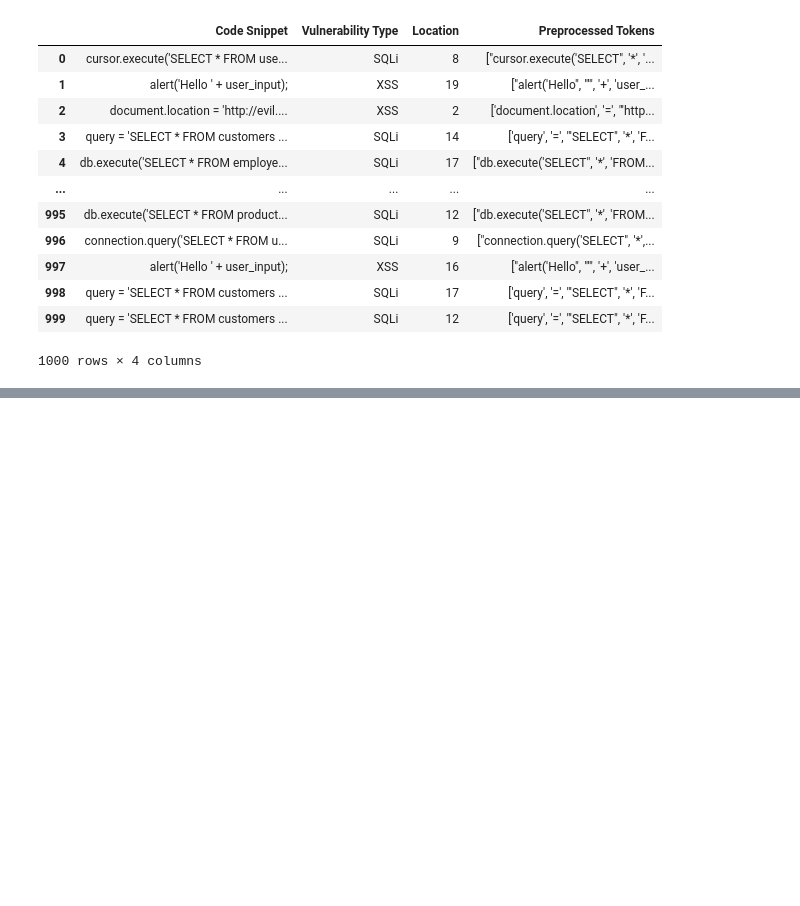
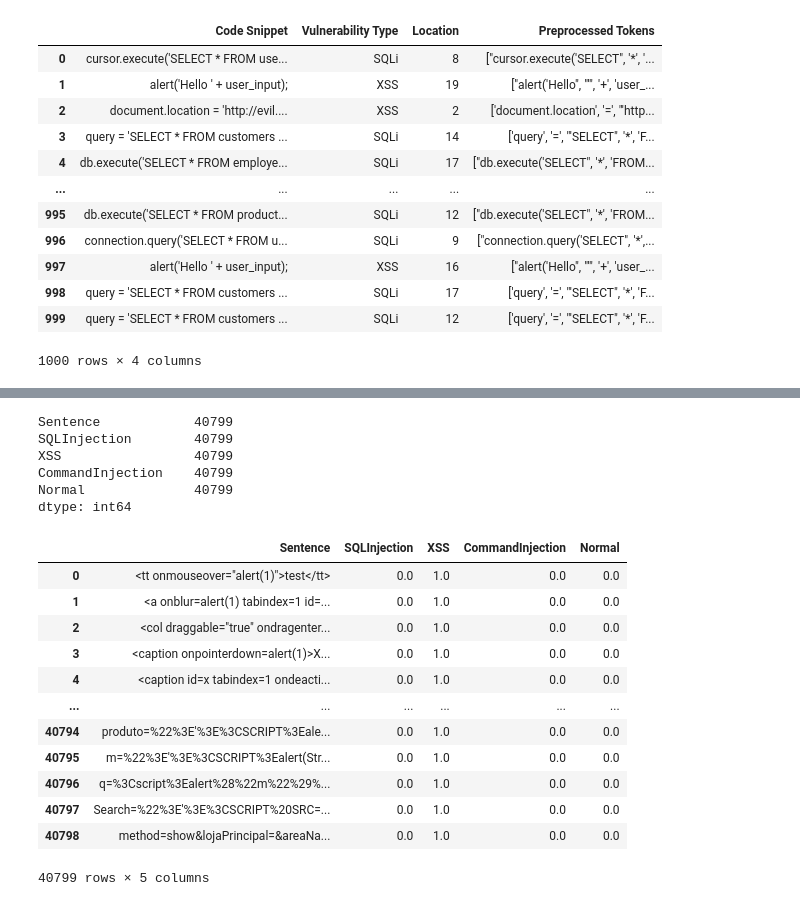
Before and after one commit to soumyathatipamula/web_sec_extension, a Jupyter notebook: Implementation/Dataset_prep/CNN+VAE/datasets_prep.ipynb, the cells around one changed output, grey strips where cells are left out. Saved outputs shown, nothing was run; the diff lists cells and outputs as text; code cells hidden in the pictures; blank space fills up the shorter version.

```diff
--- a/Implementation/Dataset_prep/CNN+VAE/datasets_prep.ipynb
+++ b/Implementation/Dataset_prep/CNN+VAE/datasets_prep.ipynb
@@ -20,0 +287,2 @@ code_vul
+# %%
+sxcm = pd.read_csv("../Datasets/SQLInjection_XSS_CommandInjection_MixDataset.1.0.0.csv")
@@ -20,0 +313,27 @@ code_vul
+# %%
+sxcm[sxcm["XSS"] == 1].count()
+# %% [output]
+Sentence            40799
+SQLInjection        40799
+XSS                 40799
+CommandInjection    40799
+Normal              40799
+dtype: int64
+# %%
+xss_scxm = sxcm[sxcm["XSS"] == 1]
+xss_scxm.reset_index(drop=True, inplace=True)
+xss_scxm
+# %% [output]
+|  | Sentence | SQLInjection | XSS | CommandInjection | Normal |
+| 0 | <tt onmouseover="alert(1)">test</tt> | 0.0 | 1.0 | 0.0 | 0.0 |
+| 1 | <a onblur=alert(1) tabindex=1 id=... | 0.0 | 1.0 | 0.0 | 0.0 |
+| 2 | <col draggable="true" ondragenter... | 0.0 | 1.0 | 0.0 | 0.0 |
+| 3 | <caption onpointerdown=alert(1)>X... | 0.0 | 1.0 | 0.0 | 0.0 |
+| 4 | <caption id=x tabindex=1 ondeacti... | 0.0 | 1.0 | 0.0 | 0.0 |
+| ... | ... | ... | ... | ... | ... |
+| 40794 | produto=%22%3E'%3E%3CSCRIPT%3Eale... | 0.0 | 1.0 | 0.0 | 0.0 |
+| 40795 | m=%22%3E'%3E%3CSCRIPT%3Ealert(Str... | 0.0 | 1.0 | 0.0 | 0.0 |
+| 40796 | q=%3Cscript%3Ealert%28%22m%22%29%... | 0.0 | 1.0 | 0.0 | 0.0 |
+| 40797 | Search=%22%3E'%3E%3CSCRIPT%20SRC=... | 0.0 | 1.0 | 0.0 | 0.0 |
+| 40798 | method=show&lojaPrincipal=&areaNa... | 0.0 | 1.0 | 0.0 | 0.0 |
+40799 rows × 5 columns
```
Also changed, not shown: parts of 83 cells of this notebook, 2 other files.
